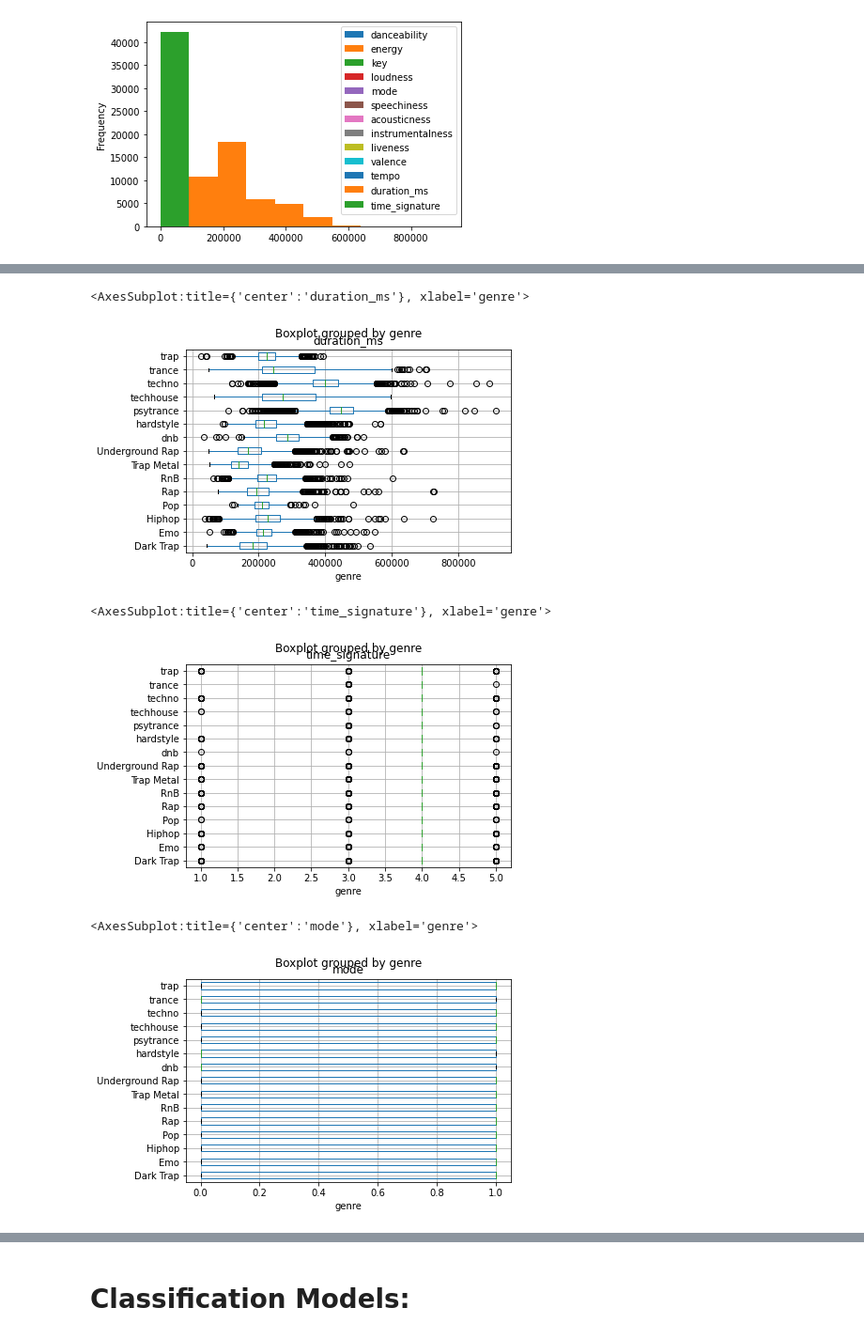
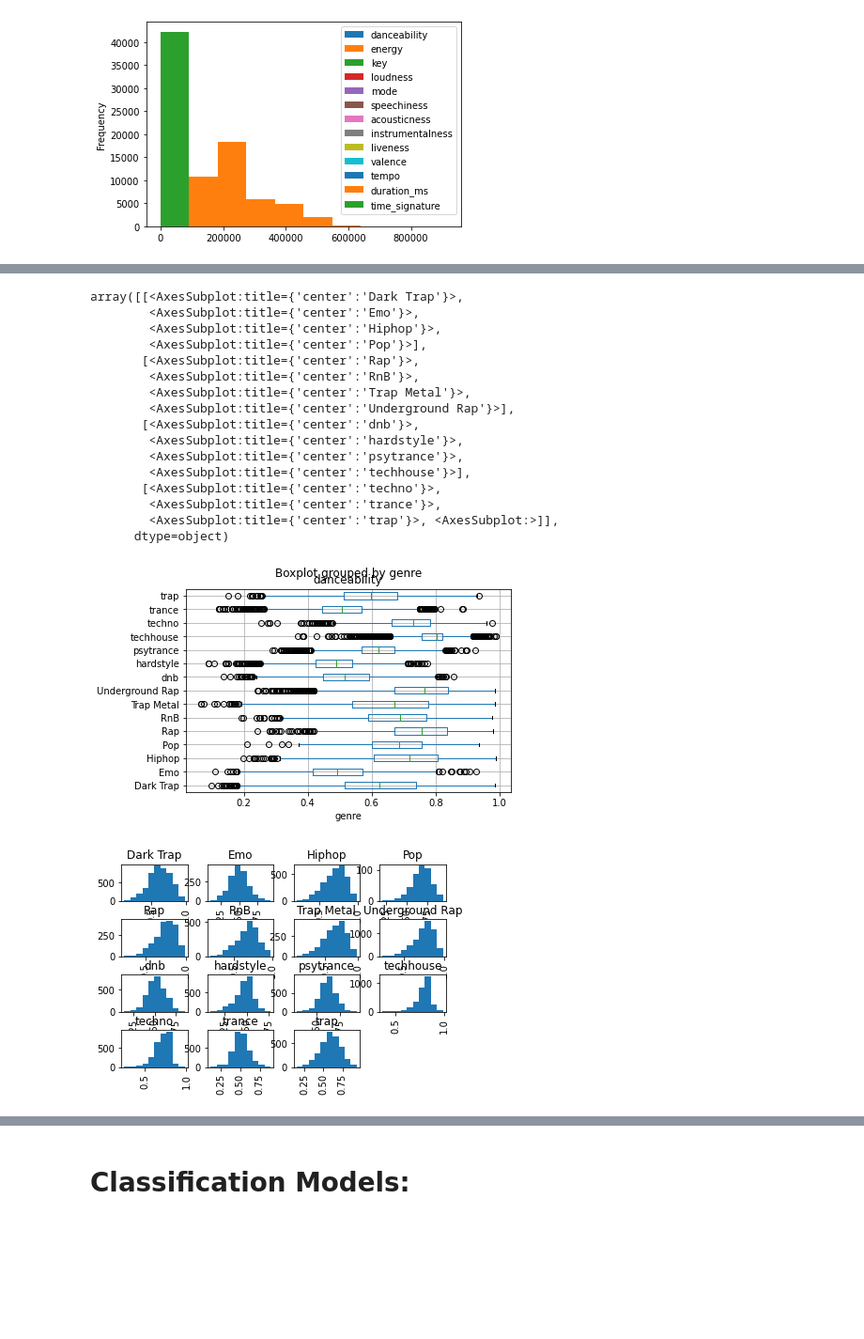
Before and after one commit to by-edu/prj2-preprocessing, a Jupyter notebook: src/prj2.ipynb, the cells around one changed output, grey strips where cells are left out. Shown at 94% size. Drawn from its saved outputs; the diff is of its cells as text; code cells hidden in the pictures; blank space fills up the shorter version.

```diff
--- a/src/prj2.ipynb
+++ b/src/prj2.ipynb
@@ -211,15 +153,22 @@ dataset.boxplot(column='tempo',vert=False,by='genre')
-# %%
-dataset.boxplot(column='duration_ms',vert=False,by='genre')
-# %% [output]
-<AxesSubplot:title={'center':'duration_ms'}, xlabel='genre'>
-[figure, removed]
-# %%
-dataset.boxplot(column='time_signature',vert=False,by='genre')
-# %% [output]
-<AxesSubplot:title={'center':'time_signature'}, xlabel='genre'>
-[figure, removed]
-# %%
-dataset.boxplot(column='mode',vert=False,by='genre')
-# %% [output]
-<AxesSubplot:title={'center':'mode'}, xlabel='genre'>
-[figure, removed]
+# %%
+dataset.boxplot(column='danceability', by='genre',vert=False)
+dataset.hist(column='danceability',by='genre')
+# %% [output]
+array([[<AxesSubplot:title={'center':'Dark Trap'}>,
+        <AxesSubplot:title={'center':'Emo'}>,
+        <AxesSubplot:title={'center':'Hiphop'}>,
+        <AxesSubplot:title={'center':'Pop'}>],
+       [<AxesSubplot:title={'center':'Rap'}>,
+        <AxesSubplot:title={'center':'RnB'}>,
+        <AxesSubplot:title={'center':'Trap Metal'}>,
+        <AxesSubplot:title={'center':'Underground Rap'}>],
+       [<AxesSubplot:title={'center':'dnb'}>,
+        <AxesSubplot:title={'center':'hardstyle'}>,
+        <AxesSubplot:title={'center':'psytrance'}>,
+        <AxesSubplot:title={'center':'techhouse'}>],
+       [<AxesSubplot:title={'center':'techno'}>,
+        <AxesSubplot:title={'center':'trance'}>,
+        <AxesSubplot:title={'center':'trap'}>, <AxesSubplot:>]],
+      dtype=object)
+[figure, added]
+[figure, added]
```
Also changed, not shown: parts of 34 cells of this notebook.
